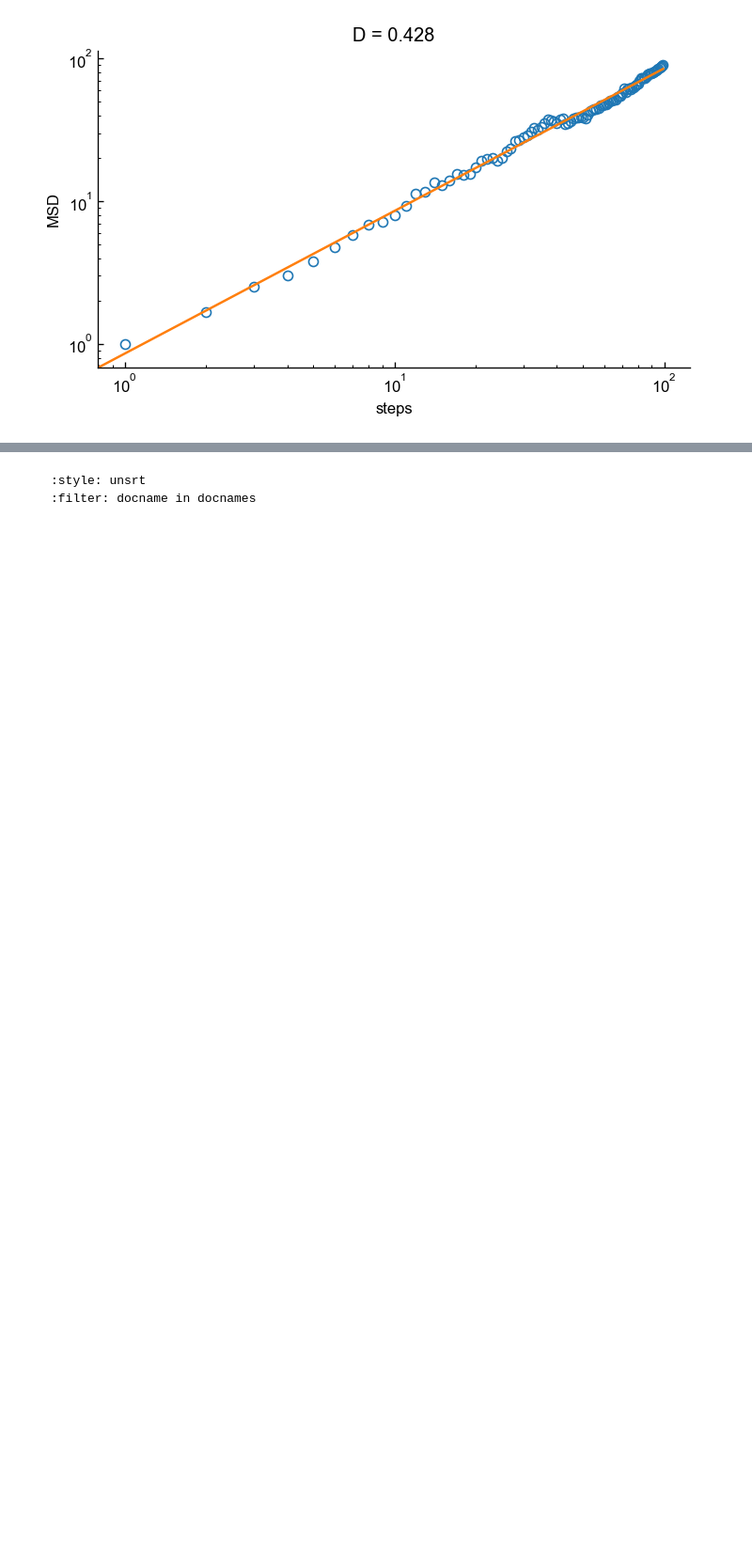
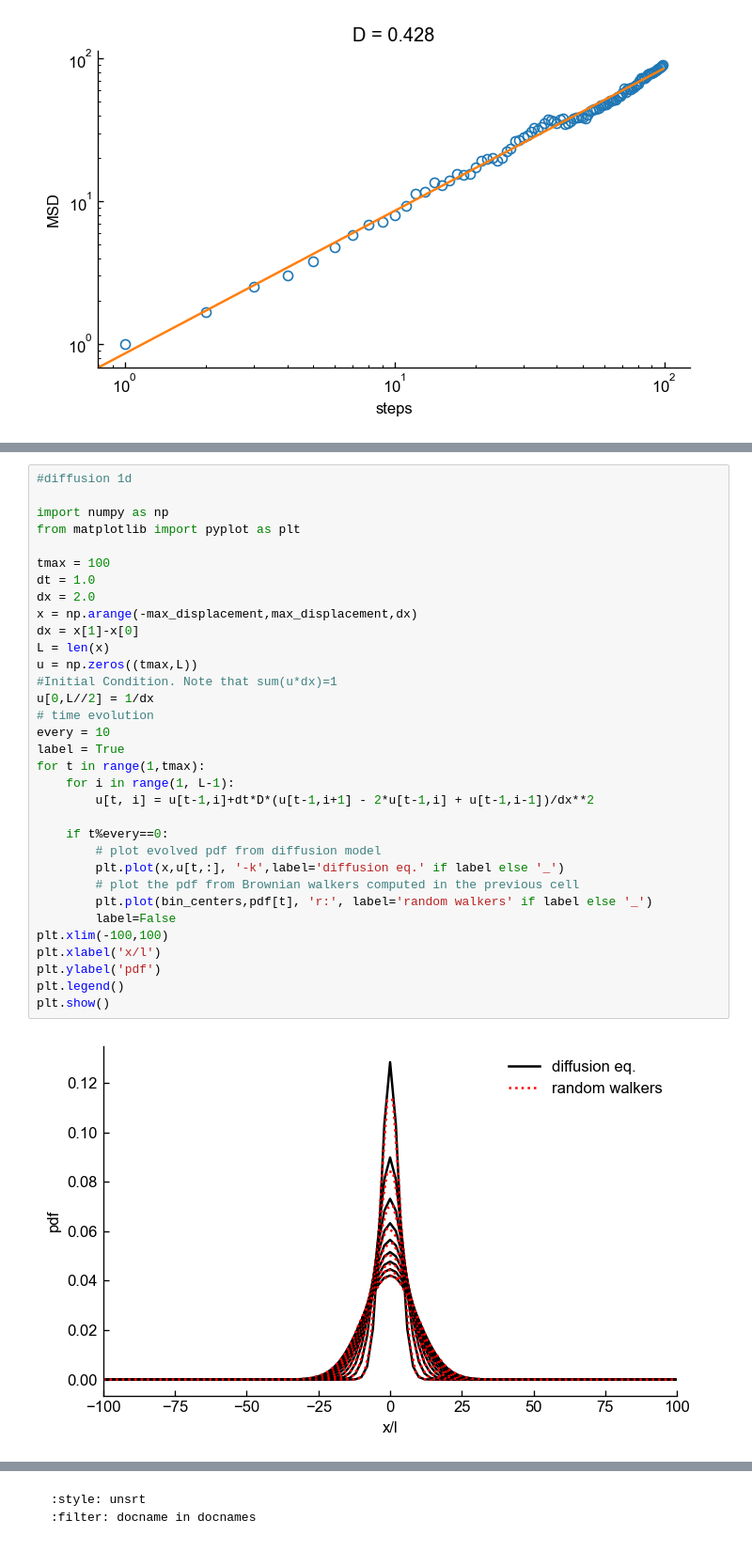
Before and after one commit to FTurci/mirror-handbook-particle-sim, a Jupyter notebook: contents/rw.ipynb, the cells around one changed output, grey strips where cells are left out. Shown: that part at 94% size. Drawn from its saved outputs; the diff is of its cells as text; blank space fills up the shorter version.

```diff
--- a/contents/rw.ipynb
+++ b/contents/rw.ipynb
@@ -251,0 +315,35 @@ plt.show()
+# %%
+#diffusion 1d
+
+import numpy as np
+from matplotlib import pyplot as plt
+
+tmax = 100
+dt = 1.0
+dx = 2.0
+x = np.arange(-max_displacement,max_displacement,dx)
+dx = x[1]-x[0]
+L = len(x)
+u = np.zeros((tmax,L))
+#Initial Condition. Note that sum(u*dx)=1
+u[0,L//2] = 1/dx
+# time evolution
+every = 10
+label = True
+for t in range(1,tmax):
+    for i in range(1, L-1):
+        u[t, i] = u[t-1,i]+dt*D*(u[t-1,i+1] - 2*u[t-1,i] + u[t-1,i-1])/dx**2
+
+    if t%every==0:
+        # plot evolved pdf from diffusion model
+        plt.plot(x,u[t,:], '-k',label='diffusion eq.' if label else '_')
+        # plot the pdf from Brownian walkers computed in the previous cell
+        plt.plot(bin_centers,pdf[t], 'r:', label='random walkers' if label else '_')
+        label=False
+plt.xlim(-100,100)
+plt.xlabel('x/l')
+plt.ylabel('pdf')
+plt.legend()
+plt.show()
+# %% [output]
+[figure, added]
```
Also changed, not shown: parts of 6 cells of this notebook.
